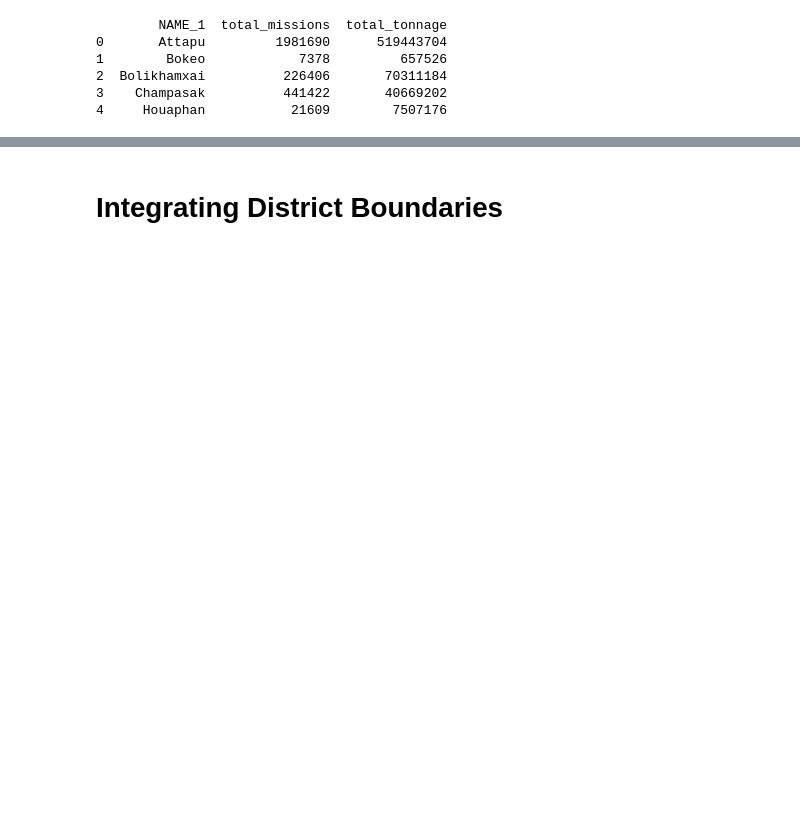
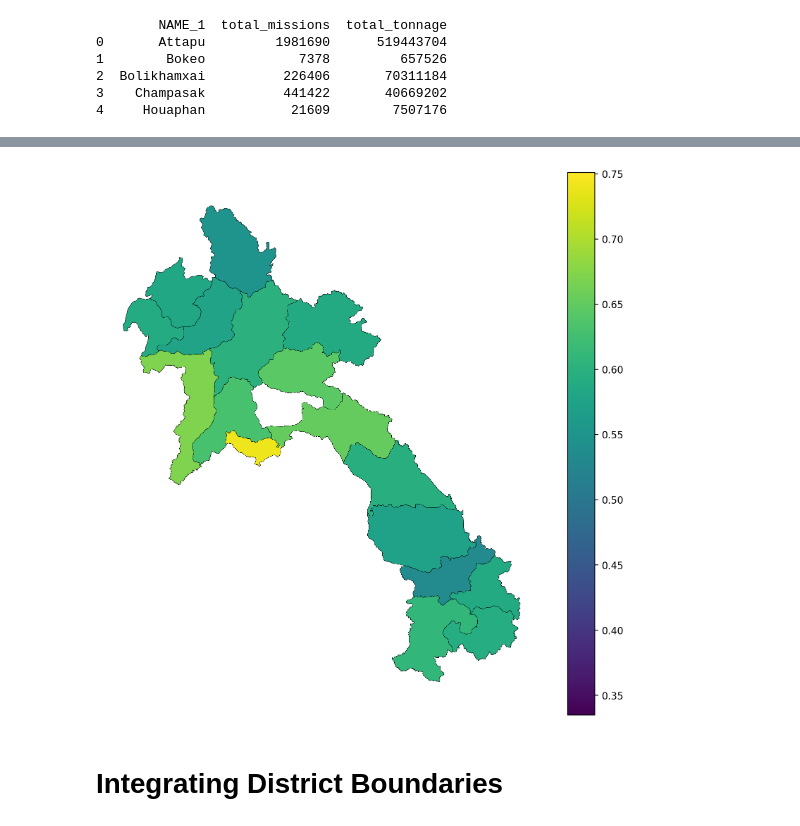
Before and after one commit to SMUREU/data-storytelling-brandon, a Jupyter notebook: notebooks/DataStorytelling.ipynb, the cells around one changed output, grey strips where cells are left out. Saved outputs shown, nothing was run; the diff lists cells and outputs as text; code cells hidden in the pictures; blank space fills up the shorter version.

Commit message:
Fixed merges and mapped SHDI

```diff
--- a/notebooks/DataStorytelling.ipynb
+++ b/notebooks/DataStorytelling.ipynb
@@ -53,5 +56,5 @@ Index(['Country', 'Continent', 'ISO_Code', 'Level', 'GDLCODE', 'Region',
       dtype='object')
 # %%
 # filtering to the columns we want
-lao_shdi_df = lao_shdi_df[['ISO_Code', 'year', 'shdi_value']]
+lao_shdi_df = lao_shdi_df[['ISO_Code', 'Region', 'year', 'shdi_value']]
 # %%
@@ -273,3 +366,15 @@ bombing_admin_df.head()
+# %%
+# Chloropleth Map of SHDI by province
+shdi_map = shdi_lvl1_merge.plot(
+    column="shdi_value",
+    legend=True,
+    figsize=(10, 10),
+    edgecolor="black",
+    linewidth=0.2
+)
+shdi_map.set_axis_off();
+# %% [output]
+[figure, added]
 # %% [markdown]
 # Integrating District Boundaries
 # %%
```
Also changed, not shown: parts of 12 cells of this notebook.
